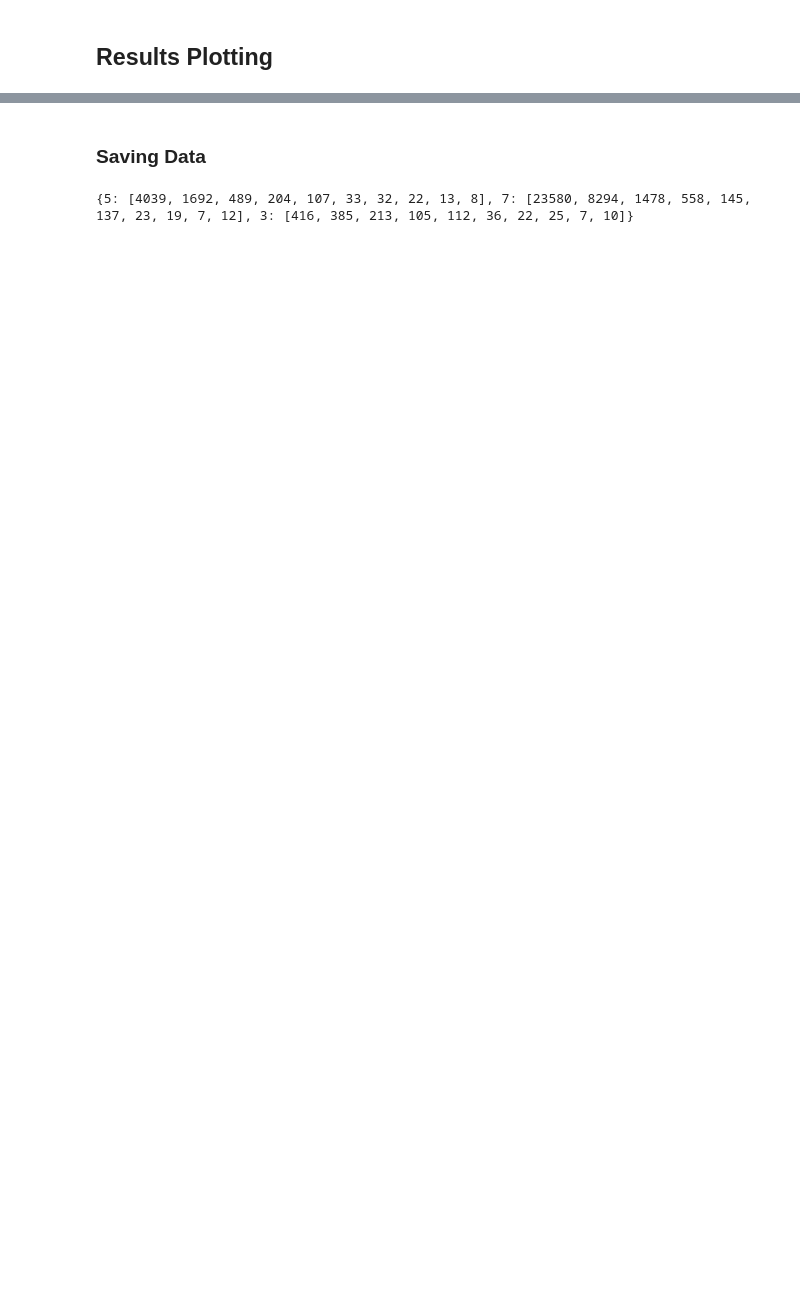
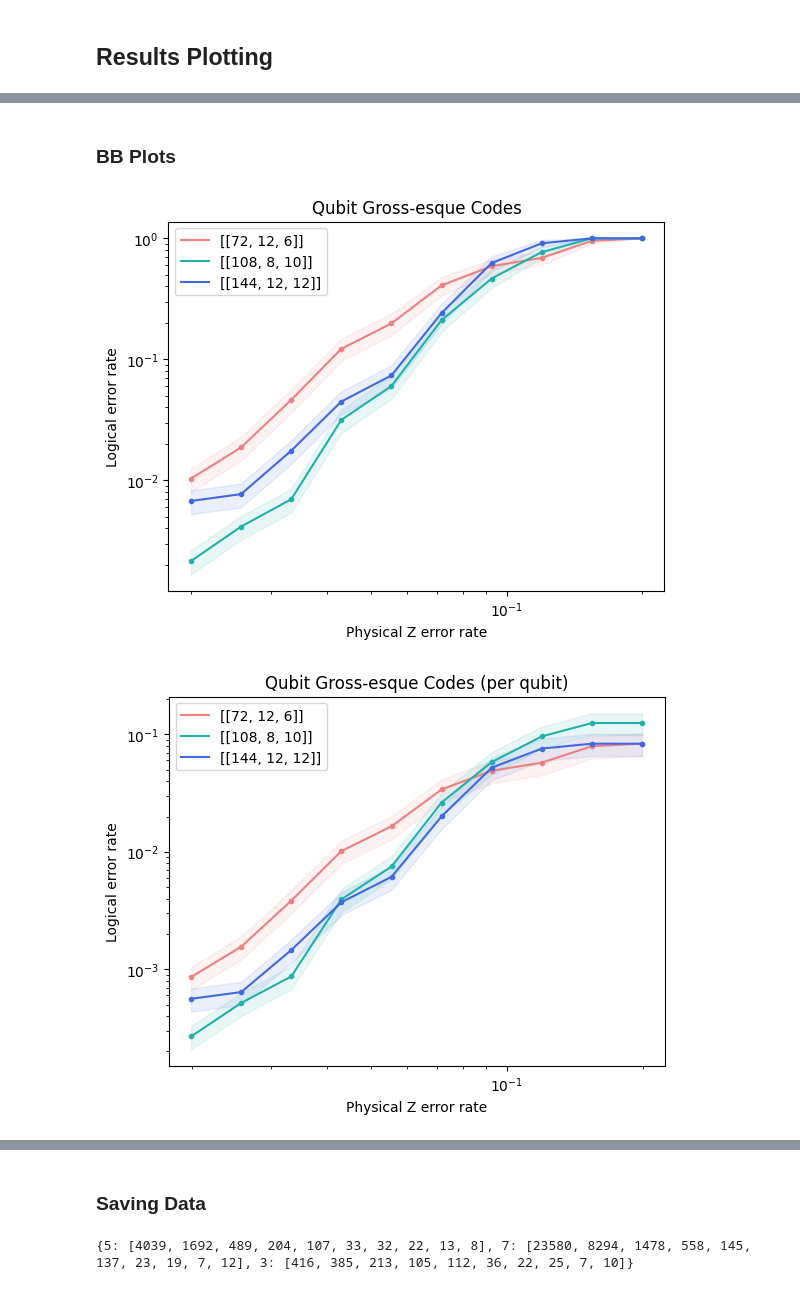
Before and after one commit to e-kneip/bbqudit, a Jupyter notebook: bbq/notebooks/plots_and_data_saves.ipynb, the cells around one changed output, grey strips where cells are left out. Drawn from its saved outputs; the diff is of its cells as text; code cells hidden in the pictures; blank space fills up the shorter version.

Commit message:
Feat: implement plot_results function and replace in notebook

```diff
--- a/bbq/notebooks/plots_and_data_saves.ipynb
+++ b/bbq/notebooks/plots_and_data_saves.ipynb
@@ -244,24 +2,0 @@ physical_error = np.flip(np.logspace(-1.7, -0.7, 10))
-# %%
-plot_results, plot_error_bars = process_results(results, plot_num_failures)
-
-fig, ax = plt.subplots()
-
-x = np.flip(physical_error)
-ext_x = np.flip(ext_physical_error)
-
-ax.loglog(x, plot_results[72], color='lightcoral')
-ax.loglog(x, plot_results[108], color='lightseagreen')
-ax.loglog(x, plot_results[144], color='royalblue')
-
-ax.loglog(x, plot_results[72], '.', color='lightcoral')
-ax.loglog(x, plot_results[108], '.', color='lightseagreen')
-ax.loglog(x, plot_results[144], '.', color='royalblue')
-
-ax.fill_between(x, plot_results[72] - plot_error_bars[72], plot_results[72] + plot_error_bars[72], color='lightcoral', alpha=0.1)
-ax.fill_between(x, plot_results[108] - plot_error_bars[108], plot_results[108] + plot_error_bars[108], color='lightseagreen', alpha=0.1)
-ax.fill_between(x, plot_results[144] - plot_error_bars[144], plot_results[144] + plot_error_bars[144], color='royalblue', alpha=0.1)
-
-ax.legend(['[[72, 8, ?]]', '[[108, 8, ?]]', '[[144, 8, ?]]'])
-ax.set_xlabel('Physical Z error rate')
-ax.set_ylabel('Logical error rate')
-ax.set_title('Ququint Gross-esque Codes');
@@ -496,0 +9,25 @@ ax.set_title('Ququint Toric Code');
+# %%
+physical_error = np.logspace(-1.7, -0.7, 10)
+ext_physical_error = np.logspace(-1, -0.8, 10)
+new_ext_physical_error = np.hstack((ext_physical_error, np.logspace(-0.8, -0.64, 10)[1:7]))
+
+noise_model = "code_capacity"
+rounds = None
+# %% [markdown]
+### BB Plots
+# %%
+results = {72: [1938, 1069, 433, 164, 101, 49, 34, 29, 21, 20],
+           108: [9308, 4829, 2871, 634, 333, 95, 43, 26, 20, 20],
+           144: [2968, 2603, 1140, 447, 272, 83, 32, 22, 20, 20]}
+num_failures = {72: 20,
+                108: 20,
+                144: 20}
+scaled_results = {72 : np.array(results[72])*12,
+           108: np.array(results[108])*8,
+           144: np.array(results[144])*12}
+# %%
+plot_results(physical_error, results, num_failures, noise_model, rounds, legend=['[[72, 12, 6]]', '[[108, 8, 10]]', '[[144, 12, 12]]'], title='Qubit Gross-esque Codes')
+plot_results(physical_error, scaled_results, num_failures, noise_model, rounds, legend=['[[72, 12, 6]]', '[[108, 8, 10]]', '[[144, 12, 12]]'], title='Qubit Gross-esque Codes (per qubit)')
+# %% [output]
+[figure, added]
+[figure, added]
```
Also changed, not shown: parts of 36 cells of this notebook, 1 other file.
